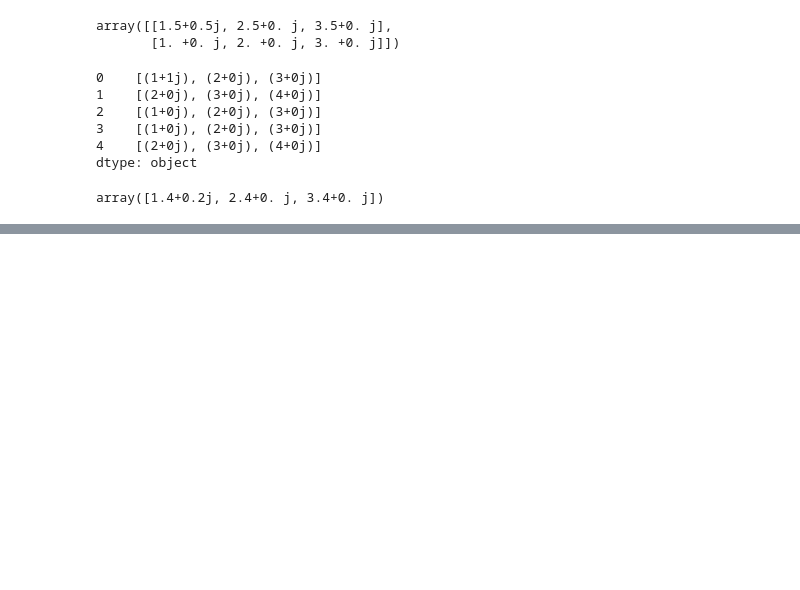
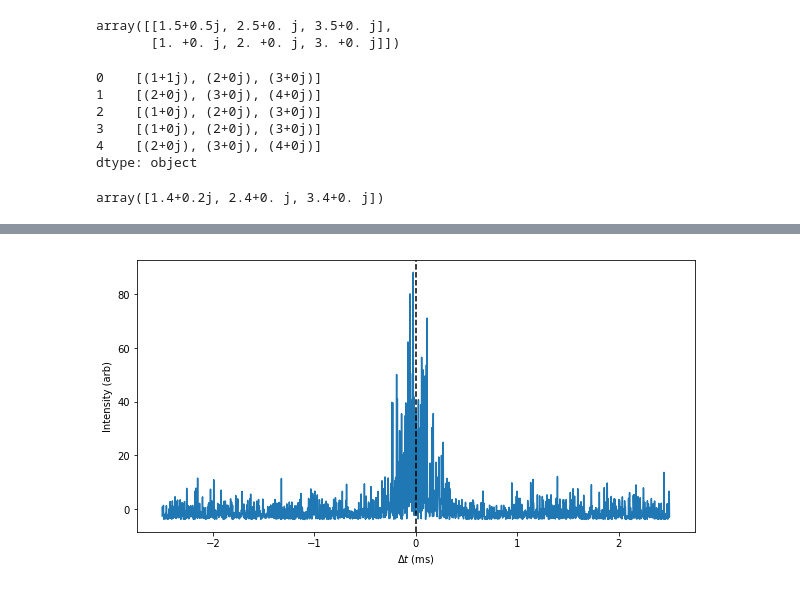
Before and after one commit to ggrillo93/plasma-lensing, a Jupyter notebook: Pulse interference.ipynb, the cells around one changed output, grey strips where cells are left out. Saved outputs shown, nothing was run; the diff lists cells and outputs as text; code cells hidden in the pictures; blank space fills up the shorter version.

```diff
--- a/Pulse interference.ipynb
+++ b/Pulse interference.ipynb
@@ -348,0 +379,16 @@ array([[1.+1.j, 2.+0.j, 3.+0.j],
+# %%
+spl = np.array_split(ft, nch)
+freqs = np.array_split(freq + fc, nch)
+# %%
+ift = ifft(ifftshift(2*spl[2]*np.exp(1j*freqs[2]*2*pi*1e-5))) #+ 2*spl[2]*np.exp(1j*freqs[2]*2*pi*-0.5e-5))
+avgpulse = groupedAvg(ift, N = nsam/(2048*nch))
+I = np.abs(avgpulse)**2
+I = I - np.mean(I)
+plt.figure(figsize = (10, 5))
+plt.plot(np.linspace(-T/2., T/2., 2048)*1e3, I)
+plt.xlabel(r'$\Delta t$ (ms)')
+plt.ylabel('Intensity (arb)')
+plt.axvline(x = 0, color = 'black', ls = 'dashed')
+plt.show()
+# %% [output]
+[figure, added]
```
Also changed, not shown: parts of 39 cells of this notebook, 7 other files.
